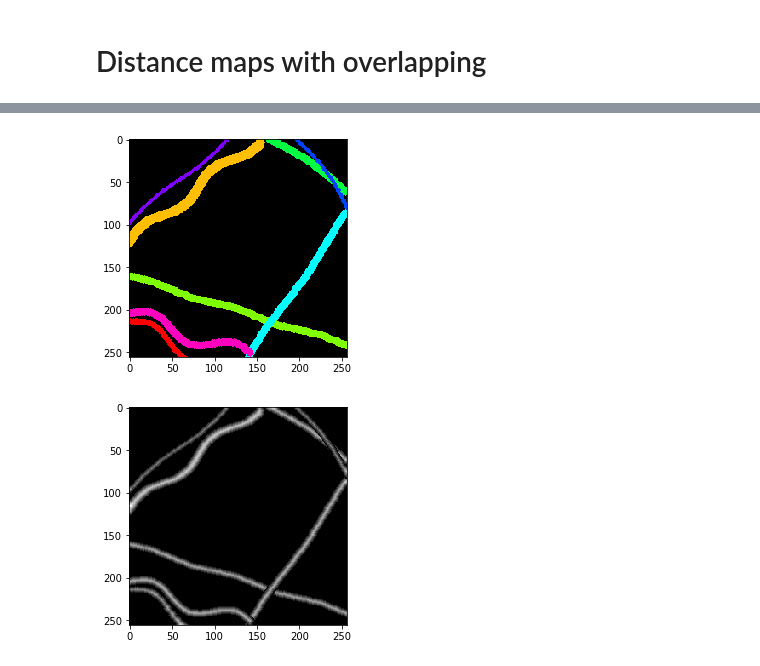
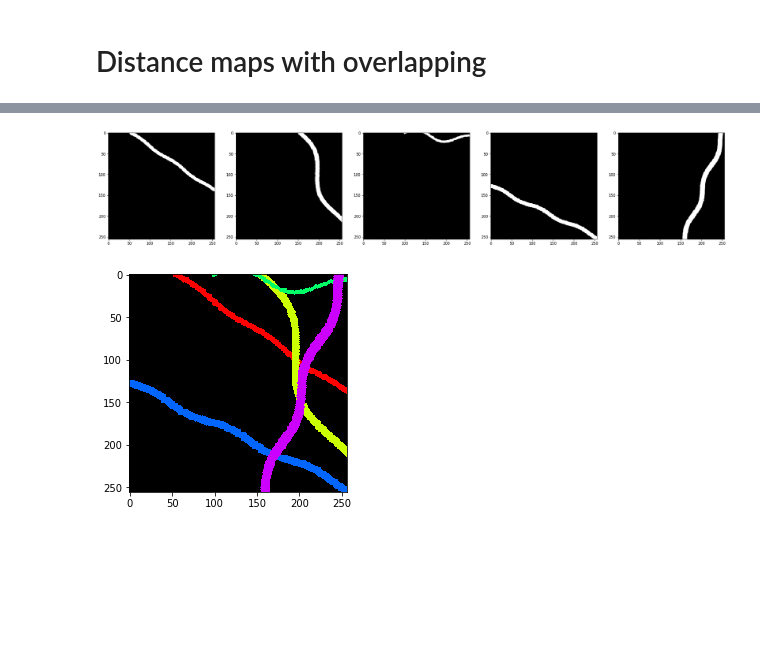
Before and after one commit to alainno/fibergen, a Jupyter notebook: dm-overlapping.ipynb, the cells around one changed output, grey strips where cells are left out. Saved outputs shown, nothing was run; the diff lists cells and outputs as text; code cells hidden in the pictures; blank space fills up the shorter version.

Commit message:
images with noise

```diff
--- a/dm-overlapping.ipynb
+++ b/dm-overlapping.ipynb
@@ -39,39 +178,69 @@ plt.show()
+# %%
+# creando el dataset
+
+sample = FiberSample(256,256,printout=False)
+imgs_dir = 'data_dm_overlapping/images'
+masks_dir = 'data_dm_overlapping/masks'
+initDirectory(imgs_dir)
+initDirectory(masks_dir)
+
+for i in range(3000):
+    sample.setFibers((3,15))
+    sample.setDiameters((3,10))
+    sample.createDistanceMapSample()
+    sample.saveDistanceMapSample(imgs_dir, masks_dir, i)
 # %%
-# images and masks (distance maps)
+# segmentacion por partes a todo
 
 size = (256, 256, 3)
 
 img = np.zeros(size, np.uint8)
 dm = np.zeros(size, np.uint8)
 
 sample = FiberSample(256,256,False)
-fibers = randint(3,15)
+#fibers = randint(3,15)
+fibers = 5
 waves = sample.createRandomWaves(fibers)
 #diameter = 5
 
 colors = randcolors(len(waves))
 
+
+plt.figure(figsize=(30,15))
+
 for i,wave in enumerate(waves):
     diameter = randint(3, 10)
     wave = np.array(wave).astype(int)
     wave = wave.reshape((-1,1,2))
+
+    #thickness = randint(fiber_thickness[0],fiber_thickness[1])
+    cv2.polylines(img, [wave], False, colors[i], diameter, cv2.LINE_8)
+
+    '''
     image = np.zeros((256,256,1), np.uint8)
     cv2.polylines(image,[wave],False,(255,255,255),diameter,cv2.LINE_AA)
     image = cv2.distanceTransform(image,cv2.DIST_L2,3)
     image = cv2.cvtColor(image, cv2.COLOR_GRAY2RGB)
     foreground = image[:,:]>0
     dm[foreground] = image[foreground]
+    '''
 
-    #thickness = randint(fiber_thickness[0],fiber_thickness[1])
-    cv2.polylines(img, [wave], False, colors[i], diameter, cv2.LINE_8)
+    alone = np.zeros(size, np.uint8)
+    cv2.polylines(alone,[wave], False, (255,255,255), diameter, cv2.LINE_AA)
+    plt.subplot(1, fibers, i+1)
+    plt.imshow(alone)
 
+
+plt.show()
 
 plt.imshow(img)
 plt.show()
 
-cv2.normalize(dm, dm, 0, 255, cv2.NORM_MINMAX)
-plt.imshow(dm, cmap='gray')
-plt.show()
+#cv2.imwrite('_dm_img.png', img)
+
+#cv2.normalize(dm, dm, 0, 255, cv2.NORM_MINMAX)
+#plt.imshow(dm, cmap='gray')
+#plt.show()
 # %% [output]
-[figure, old version]
+[figure, new version]
-[figure, old version]
+[figure, new version]
```
Also changed, not shown: parts of 4 cells of this notebook, 1 other file.
